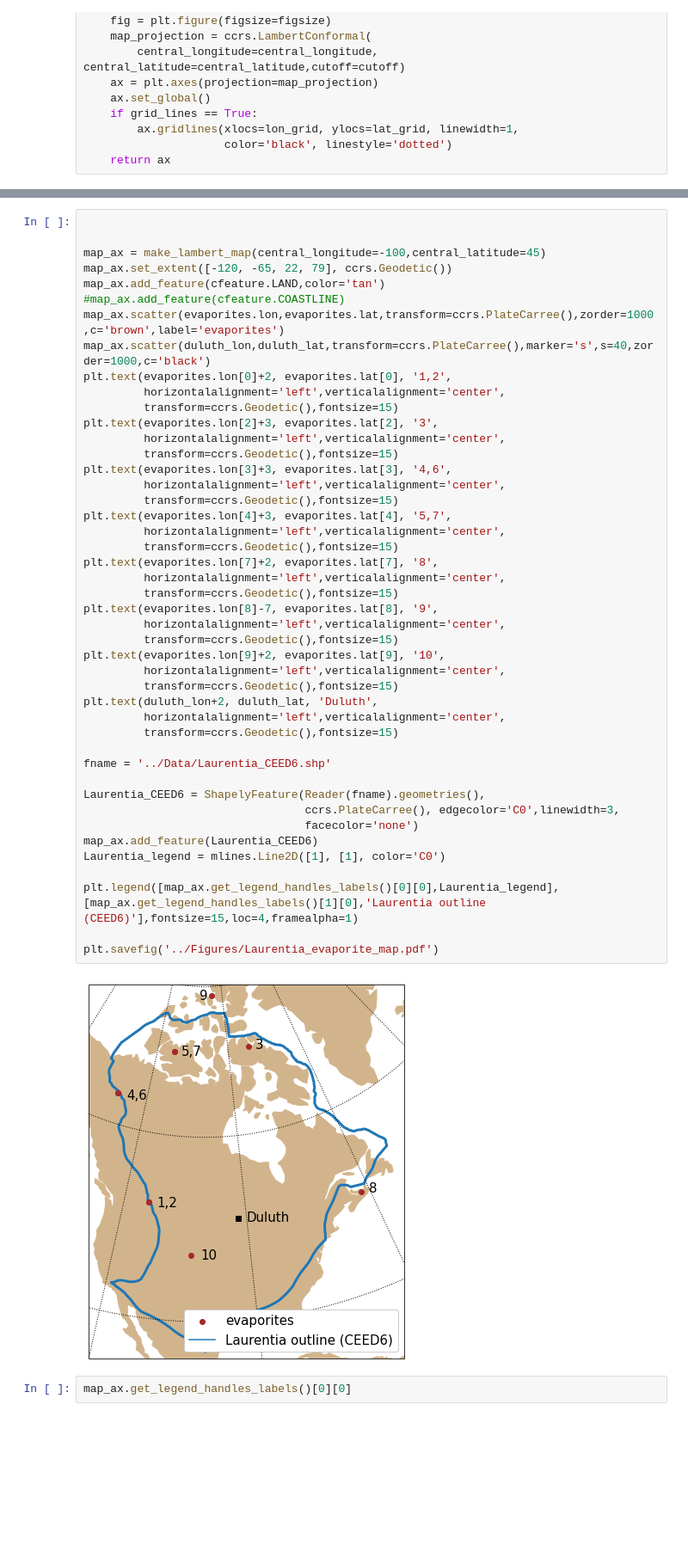
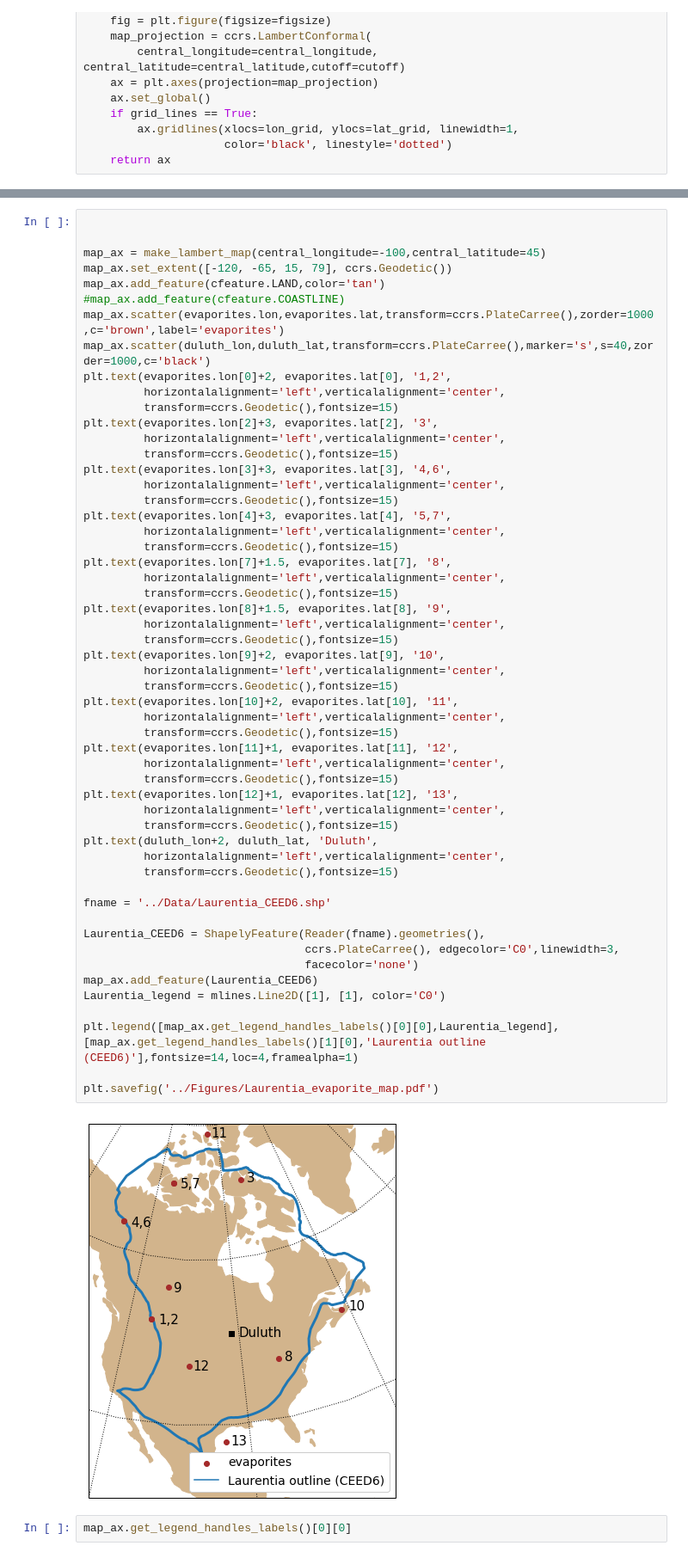
Before and after one commit to Swanson-Hysell-Group/Laurentia_Paleogeography, a Jupyter notebook: Code/Laurentia_reconstructions_plot.ipynb, the cells around one changed output, grey strips where cells are left out. Shown at 86% size. Cells and saved outputs as stored; diff of their text form; blank space fills up the shorter version.

Commit message:
add additional Phanerozoic evaporite basins

```diff
--- a/Code/Laurentia_reconstructions_plot.ipynb
+++ b/Code/Laurentia_reconstructions_plot.ipynb
@@ -179,7 +182,7 @@ evaporites
 
 
 map_ax = make_lambert_map(central_longitude=-100,central_latitude=45)
-map_ax.set_extent([-120, -65, 22, 79], ccrs.Geodetic())
+map_ax.set_extent([-120, -65, 15, 79], ccrs.Geodetic())
 map_ax.add_feature(cfeature.LAND,color='tan')
 #map_ax.add_feature(cfeature.COASTLINE)
 map_ax.scatter(evaporites.lon,evaporites.lat,transform=ccrs.PlateCarree(),zorder=1000,c='brown',label='evaporites')
@@ -191,37 +194,46 @@ plt.text(evaporites.lon[2]+3, evaporites.lat[2], '3',
          horizontalalignment='left',verticalalignment='center',
          transform=ccrs.Geodetic(),fontsize=15)
 plt.text(evaporites.lon[3]+3, evaporites.lat[3], '4,6',
          horizontalalignment='left',verticalalignment='center',
          transform=ccrs.Geodetic(),fontsize=15)
 plt.text(evaporites.lon[4]+3, evaporites.lat[4], '5,7',
          horizontalalignment='left',verticalalignment='center',
          transform=ccrs.Geodetic(),fontsize=15)
-plt.text(evaporites.lon[7]+2, evaporites.lat[7], '8',
+plt.text(evaporites.lon[7]+1.5, evaporites.lat[7], '8',
          horizontalalignment='left',verticalalignment='center',
          transform=ccrs.Geodetic(),fontsize=15)
-plt.text(evaporites.lon[8]-7, evaporites.lat[8], '9',
+plt.text(evaporites.lon[8]+1.5, evaporites.lat[8], '9',
          horizontalalignment='left',verticalalignment='center',
          transform=ccrs.Geodetic(),fontsize=15)
 plt.text(evaporites.lon[9]+2, evaporites.lat[9], '10',
+         horizontalalignment='left',verticalalignment='center',
+         transform=ccrs.Geodetic(),fontsize=15)
+plt.text(evaporites.lon[10]+2, evaporites.lat[10], '11',
+         horizontalalignment='left',verticalalignment='center',
+         transform=ccrs.Geodetic(),fontsize=15)
+plt.text(evaporites.lon[11]+1, evaporites.lat[11], '12',
+         horizontalalignment='left',verticalalignment='center',
+         transform=ccrs.Geodetic(),fontsize=15)
+plt.text(evaporites.lon[12]+1, evaporites.lat[12], '13',
          horizontalalignment='left',verticalalignment='center',
          transform=ccrs.Geodetic(),fontsize=15)
 plt.text(duluth_lon+2, duluth_lat, 'Duluth',
          horizontalalignment='left',verticalalignment='center',
          transform=ccrs.Geodetic(),fontsize=15)
 
 fname = '../Data/Laurentia_CEED6.shp'
 
 Laurentia_CEED6 = ShapelyFeature(Reader(fname).geometries(),
                                  ccrs.PlateCarree(), edgecolor='C0',linewidth=3,
                                  facecolor='none')
 map_ax.add_feature(Laurentia_CEED6)
 Laurentia_legend = mlines.Line2D([1], [1], color='C0')
 
-plt.legend([map_ax.get_legend_handles_labels()[0][0],Laurentia_legend],[map_ax.get_legend_handles_labels()[1][0],'Laurentia outline (CEED6)'],fontsize=15,loc=4,framealpha=1)
+plt.legend([map_ax.get_legend_handles_labels()[0][0],Laurentia_legend],[map_ax.get_legend_handles_labels()[1][0],'Laurentia outline (CEED6)'],fontsize=14,loc=4,framealpha=1)
 
 plt.savefig('../Figures/Laurentia_evaporite_map.pdf')
 # %% [output]
-[figure, old version]
+[figure, new version]
 # %%
 map_ax.get_legend_handles_labels()[0][0]
 # %% [output]
```
Also changed, not shown: parts of 1 cell of this notebook, 5 other files.
